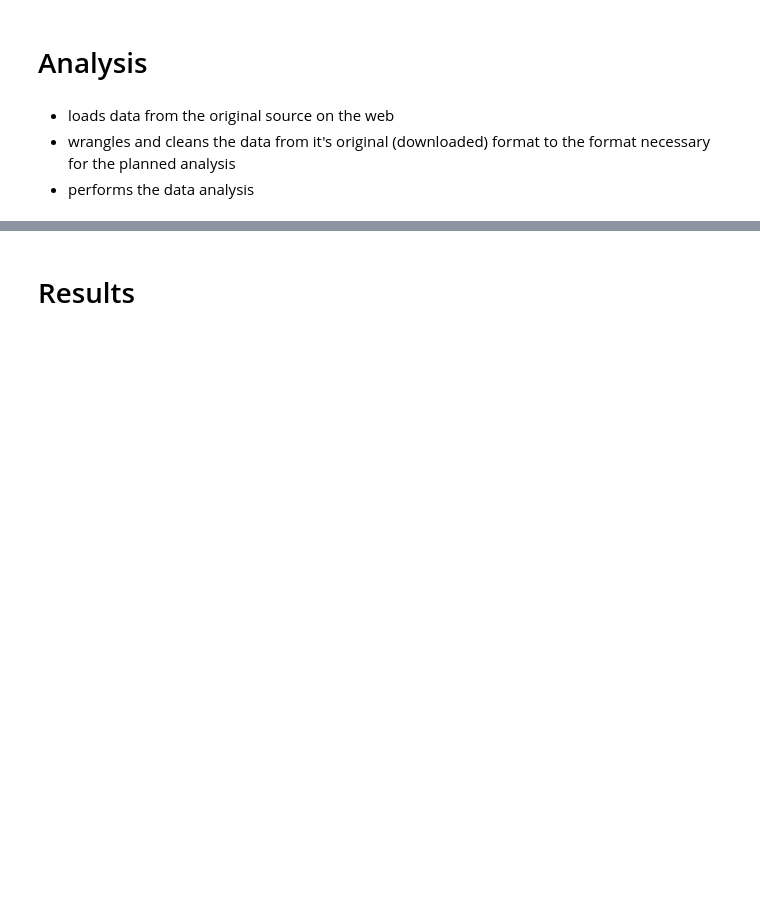
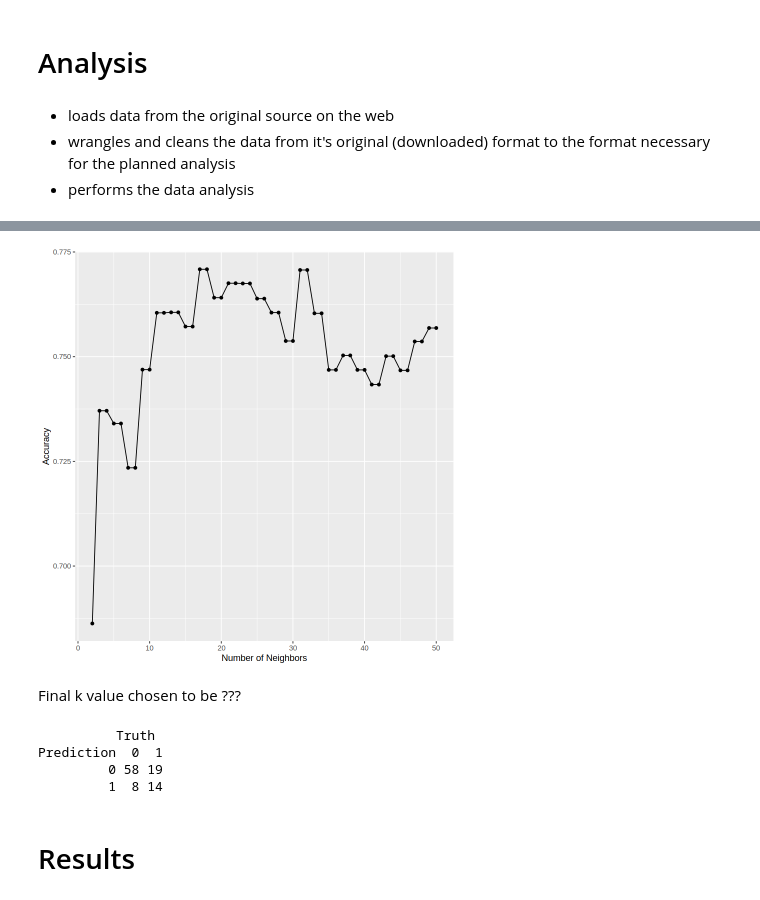
Before and after one commit to hesoru/DSCI_100_Diabetes_Prediction, a Jupyter notebook: G39_Diabetes_Final_Report.ipynb, the cells around one changed output, grey strips where cells are left out. Saved outputs shown, nothing was run; the diff lists cells and outputs as text; code cells hidden in the pictures; blank space fills up the shorter version.

```diff
--- a/G39_Diabetes_Final_Report.ipynb
+++ b/G39_Diabetes_Final_Report.ipynb
@@ -28,0 +66,7 @@ Can the 5 following modifiable/reversible factors predict the onset of diabetes
+# %%
+#loading data and tidying
+diabetes_dataset <- read_csv("https://raw.githubusercontent.com/hesoru/DSCI_100_Diabetes_Prediction/main/Dataset/diabetes.csv")
+
+diabetes_dataset_filtered <- diabetes_dataset |>
+    select(-Pregnancies, -DiabetesPedigreeFunction, -Age) |>
+    filter(Glucose != 0, BloodPressure != 0, SkinThickness != 0, Insulin != 0, BMI != 0)
@@ -29,3 +81,71 @@ Can the 5 following modifiable/reversible factors predict the onset of diabetes
+# %%
+#spliting data to training and testing
+diabetes_dataset_filtered_split <- initial_split(data = diabetes_dataset_filtered, prop = 0.75, strata = Outcome)
+training_filtered <- training(diabetes_dataset_filtered_split) |> mutate(Outcome=as_factor(Outcome))
+testing_filtered <- testing(diabetes_dataset_filtered_split) |> mutate(Outcome=as_factor(Outcome))
+# %%
+#finding k
+
+knn_recipe <- recipe(Outcome~ ., data=training_filtered)
+
+knn_spec <- nearest_neighbor(weight_func = "rectangular", neighbors=tune()) |>
+    set_engine("kknn") |>
+    set_mode("classification")
+
+knn_vfold <- vfold_cv(training_filtered, v=5, strata = Outcome)
+
+knn_workflow <- workflow() |>
+    add_recipe(knn_recipe) |>
+    add_model(knn_spec)
+
+k_vals <- tibble(neighbors = seq(from =2, to=50))
+
+knn_results <- knn_workflow |>
+    tune_grid(resamples = knn_vfold, grid = k_vals) |>
+    collect_metrics()
+
+accuracies <- knn_results |>
+    filter(.metric =="accuracy")
+
+cross_val_plot <- ggplot(accuracies, aes(x=neighbors, y=mean)) +
+    geom_point()+
+    geom_line()+
+    labs(x="Number of Neighbors", y="Accuracy")
+cross_val_plot
+# %% [output]
+[figure, added]
+# %% [markdown]
+Final k value chosen to be ???
+# %%
+#building the model
+
+mnist_spec <- nearest_neighbor(weight_func = "rectangular", neighbors = 17) |> #k value of 17 chosen for now, fix later?
+    set_engine("kknn") |>
+    set_mode("classification")
+
+mnist_fit <- workflow() |>
+    add_recipe(knn_recipe) |>
+    add_model(mnist_spec) |>
+    fit(data=training_filtered)
+
+#testing the model
+
+mnist_predictions <- predict(mnist_fit, testing_filtered) |>
+    bind_cols(testing_filtered)
+
+mnist_metrics <- mnist_predictions |>
+    metrics(truth=Outcome, estimate=.pred_class) |>
+    filter(.metric =="accuracy")
+
+mnist_conf_mat <- mnist_predictions |>
+    conf_mat(truth=Outcome, estimate=.pred_class)
+
+mnist_conf_mat
+# %% [output]
+          Truth
+Prediction  0  1
+         0 58 19
+         1  8 14
 # %% [markdown]
 # Results
 # %% [markdown]
```
Also changed, not shown: parts of 3 cells of this notebook.
